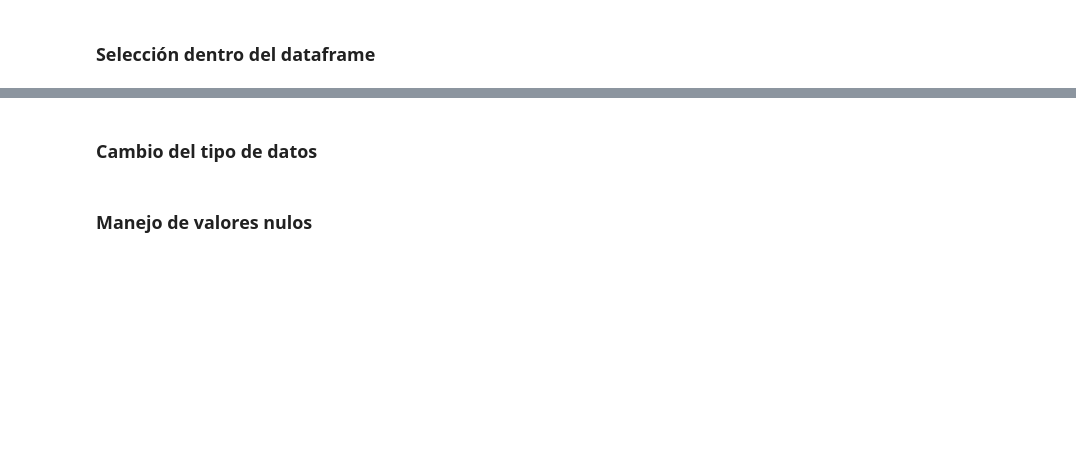
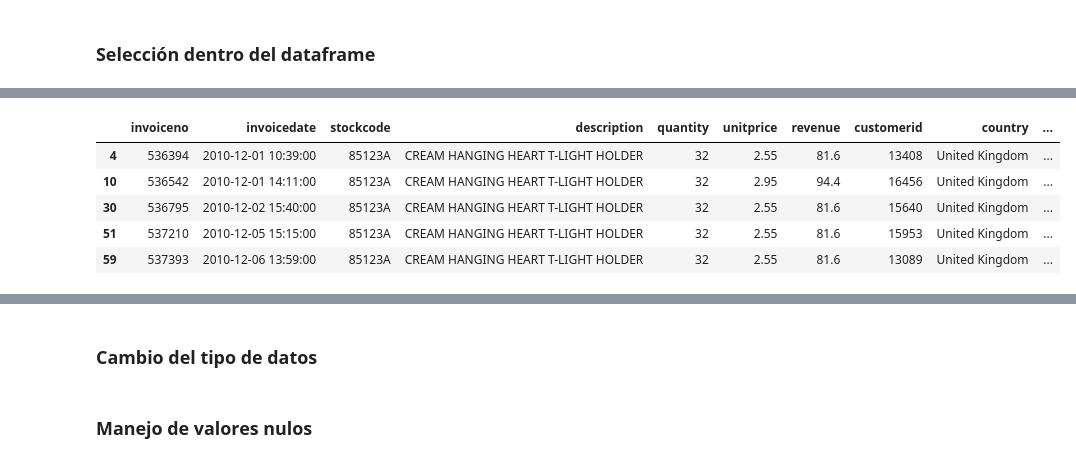
Before and after one commit to Ironhack-Data-Madrid-Agosto-2022/Apuntes-de-clase, a Jupyter notebook: semana_2/2.1 - Pandas Deepdive.ipynb, the cells around one changed output, grey strips where cells are left out. Drawn from its saved outputs; the diff is of its cells as text; code cells hidden in the pictures; blank space fills up the shorter version.

```diff
--- a/semana_2/2.1 - Pandas Deepdive.ipynb
+++ b/semana_2/2.1 - Pandas Deepdive.ipynb
@@ -38,2 +278,11 @@ import zipfile
 # %%
 # segun condicion
+
+df[df.quantity == 32].head()
+# %% [output]
+|  | invoiceno | invoicedate | stockcode | description | quantity | unitprice | revenue | customerid | country | ... |
+| 4 | 536394 | 2010-12-01 10:39:00 | 85123A | CREAM HANGING HEART T-LIGHT HOLDER | 32 | 2.55 | 81.6 | 13408 | United Kingdom | ... |
+| 10 | 536542 | 2010-12-01 14:11:00 | 85123A | CREAM HANGING HEART T-LIGHT HOLDER | 32 | 2.95 | 94.4 | 16456 | United Kingdom | ... |
+| 30 | 536795 | 2010-12-02 15:40:00 | 85123A | CREAM HANGING HEART T-LIGHT HOLDER | 32 | 2.55 | 81.6 | 15640 | United Kingdom | ... |
+| 51 | 537210 | 2010-12-05 15:15:00 | 85123A | CREAM HANGING HEART T-LIGHT HOLDER | 32 | 2.55 | 81.6 | 15953 | United Kingdom | ... |
+| 59 | 537393 | 2010-12-06 13:59:00 | 85123A | CREAM HANGING HEART T-LIGHT HOLDER | 32 | 2.55 | 81.6 | 13089 | United Kingdom | ... |
```
Also changed, not shown: parts of 36 cells of this notebook.
